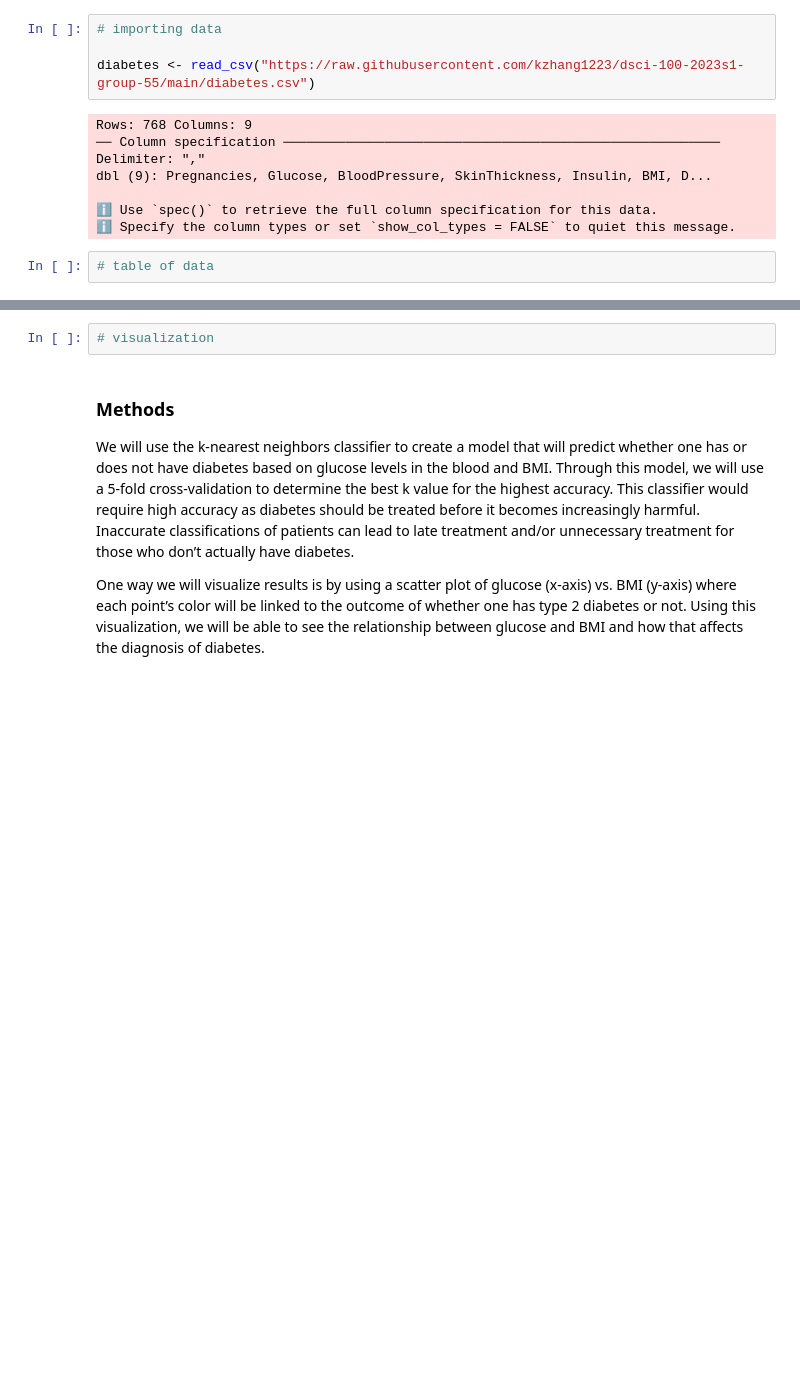
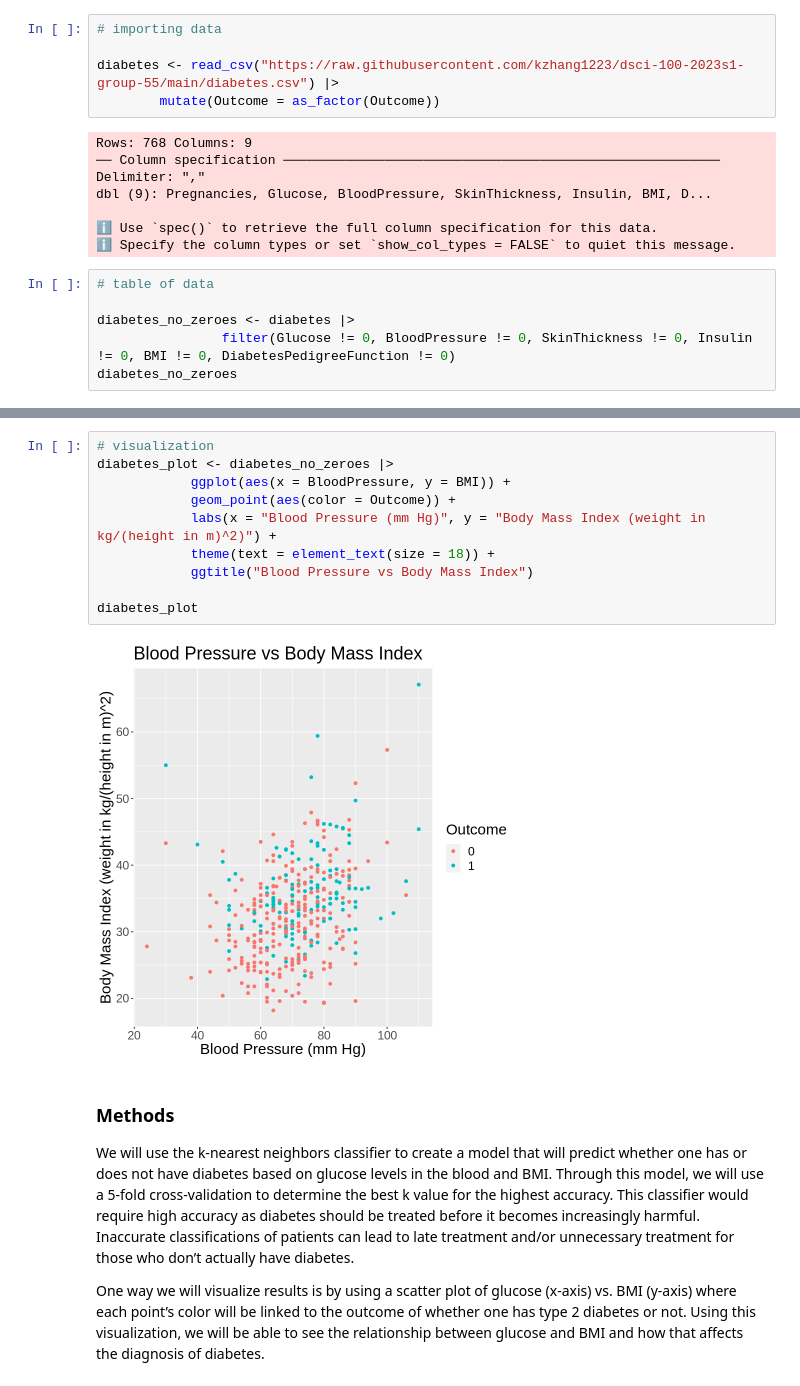
Before and after one commit to kzhang1223/dsci-100-2023s1-group-55, a Jupyter notebook: group_project_proposal_group_55.ipynb, the cells around one changed output, grey strips where cells are left out. Saved outputs shown, nothing was run; the diff lists cells and outputs as text; blank space fills up the shorter version.

Commit message:
added graph and tables

```diff
--- a/group_project_proposal_group_55.ipynb
+++ b/group_project_proposal_group_55.ipynb
@@ -17,7 +17,8 @@ library(repr)
 # %%
 # importing data
 
-diabetes <- read_csv("https://raw.githubusercontent.com/kzhang1223/dsci-100-2023s1-group-55/main/diabetes.csv")
+diabetes <- read_csv("https://raw.githubusercontent.com/kzhang1223/dsci-100-2023s1-group-55/main/diabetes.csv") |>
+        mutate(Outcome = as_factor(Outcome))
 # %% [output]
 Rows: 768 Columns: 9
 ── Column specification ────────────────────────────────────────────────────────
@@ -28,3 +29,7 @@ dbl (9): Pregnancies, Glucose, BloodPressure, SkinThickness, Insulin, BMI, D...
 ℹ Specify the column types or set `show_col_types = FALSE` to quiet this message.
 # %%
 # table of data
+
+diabetes_no_zeroes <- diabetes |>
+                filter(Glucose != 0, BloodPressure != 0, SkinThickness != 0, Insulin != 0, BMI != 0, DiabetesPedigreeFunction != 0)
+diabetes_no_zeroes
@@ -31,5 +67,15 @@ dbl (9): Pregnancies, Glucose, BloodPressure, SkinThickness, Insulin, BMI, D...
 # %%
 # visualization
+diabetes_plot <- diabetes_no_zeroes |>
+            ggplot(aes(x = BloodPressure, y = BMI)) +
+            geom_point(aes(color = Outcome)) +
+            labs(x = "Blood Pressure (mm Hg)", y = "Body Mass Index (weight in kg/(height in m)^2)") +
+            theme(text = element_text(size = 18)) +
+            ggtitle("Blood Pressure vs Body Mass Index")
+
+diabetes_plot
+# %% [output]
+[figure, added]
 # %% [markdown]
 ### Methods
 
```
Also changed, not shown: parts of 2 cells of this notebook.
